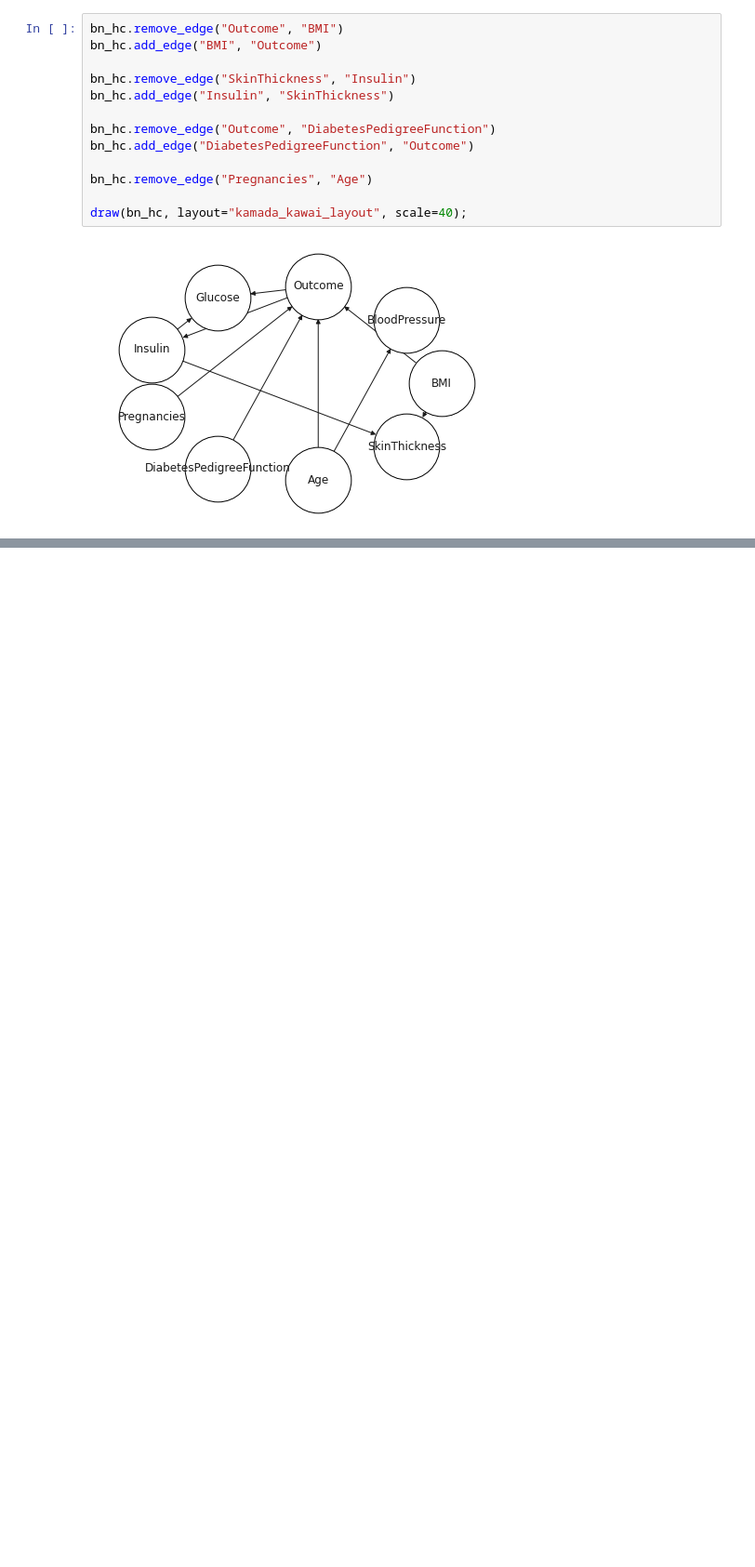
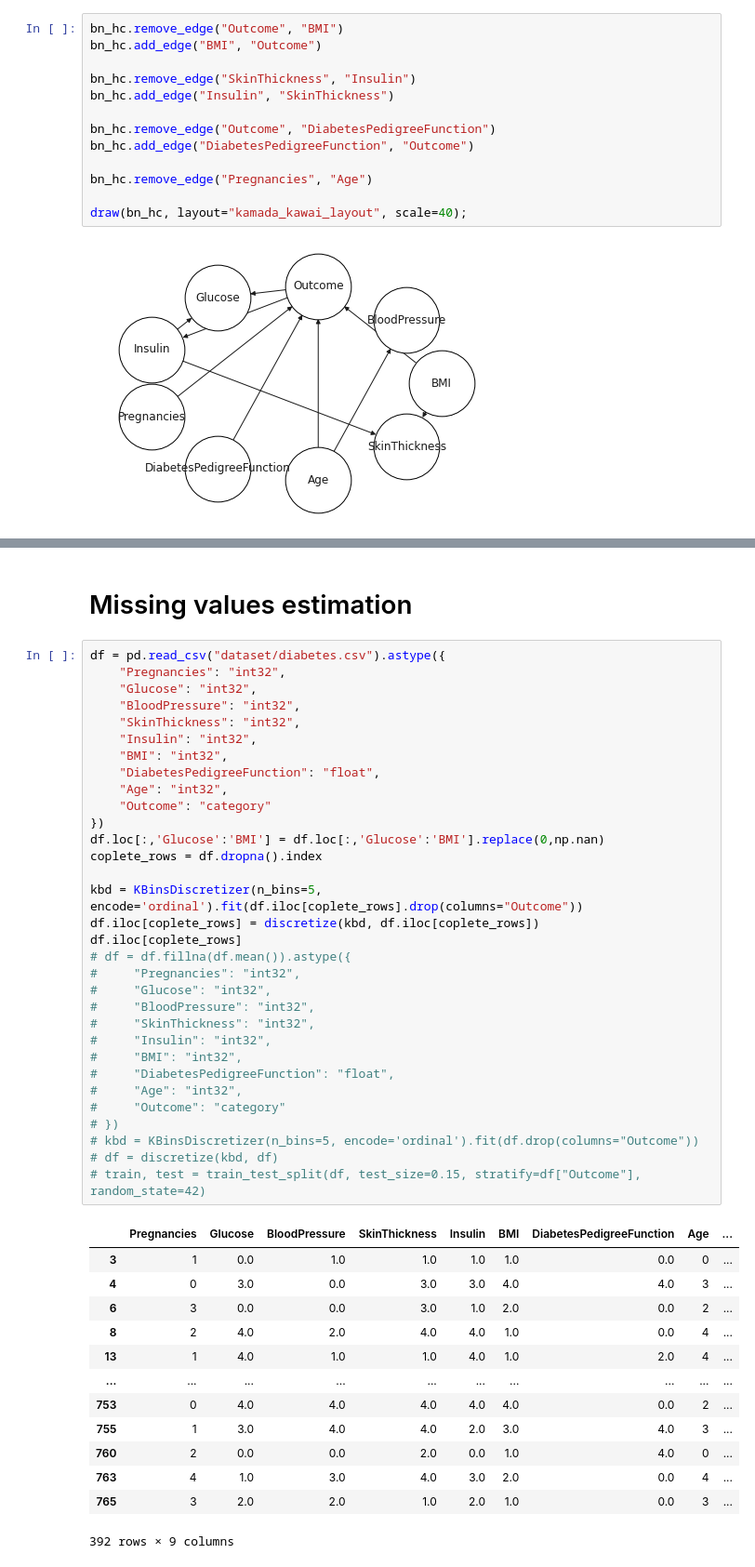
Before and after one commit to Stashq/p01-czwartek-11-Straburzynski-Raczy, a Jupyter notebook: PGM.ipynb, the cells around one changed output, grey strips where cells are left out. Shown at 93% size. Drawn from its saved outputs; the diff is of its cells as text; blank space fills up the shorter version.

Commit message:
Fixing missing data in PGM added

```diff
--- a/PGM.ipynb
+++ b/PGM.ipynb
@@ -243,0 +222,48 @@ weighted avg       0.79      0.78      0.79       116
+# %% [markdown]
+# Missing values estimation
+# %%
+df = pd.read_csv("dataset/diabetes.csv").astype({
+    "Pregnancies": "int32",
+    "Glucose": "int32",
+    "BloodPressure": "int32",
+    "SkinThickness": "int32",
+    "Insulin": "int32",
+    "BMI": "int32",
+    "DiabetesPedigreeFunction": "float",
+    "Age": "int32",
+    "Outcome": "category"
+})
+df.loc[:,'Glucose':'BMI'] = df.loc[:,'Glucose':'BMI'].replace(0,np.nan)
+coplete_rows = df.dropna().index
+
+kbd = KBinsDiscretizer(n_bins=5, encode='ordinal').fit(df.iloc[coplete_rows].drop(columns="Outcome"))
+df.iloc[coplete_rows] = discretize(kbd, df.iloc[coplete_rows])
+df.iloc[coplete_rows]
+# df = df.fillna(df.mean()).astype({
+#     "Pregnancies": "int32",
+#     "Glucose": "int32",
+#     "BloodPressure": "int32",
+#     "SkinThickness": "int32",
+#     "Insulin": "int32",
+#     "BMI": "int32",
+#     "DiabetesPedigreeFunction": "float",
+#     "Age": "int32",
+#     "Outcome": "category"
+# })
+# kbd = KBinsDiscretizer(n_bins=5, encode='ordinal').fit(df.drop(columns="Outcome"))
+# df = discretize(kbd, df)
+# train, test = train_test_split(df, test_size=0.15, stratify=df["Outcome"], random_state=42)
+# %% [output]
+|  | Pregnancies | Glucose | BloodPressure | SkinThickness | Insulin | BMI | DiabetesPedigreeFunction | Age | ... |
+| 3 | 1 | 0.0 | 1.0 | 1.0 | 1.0 | 1.0 | 0.0 | 0 | ... |
+| 4 | 0 | 3.0 | 0.0 | 3.0 | 3.0 | 4.0 | 4.0 | 3 | ... |
+| 6 | 3 | 0.0 | 0.0 | 3.0 | 1.0 | 2.0 | 0.0 | 2 | ... |
+| 8 | 2 | 4.0 | 2.0 | 4.0 | 4.0 | 1.0 | 0.0 | 4 | ... |
+| 13 | 1 | 4.0 | 1.0 | 1.0 | 4.0 | 1.0 | 2.0 | 4 | ... |
+| ... | ... | ... | ... | ... | ... | ... | ... | ... | ... |
+| 753 | 0 | 4.0 | 4.0 | 4.0 | 4.0 | 4.0 | 0.0 | 2 | ... |
+| 755 | 1 | 3.0 | 4.0 | 4.0 | 2.0 | 3.0 | 4.0 | 3 | ... |
+| 760 | 2 | 0.0 | 0.0 | 2.0 | 0.0 | 1.0 | 4.0 | 0 | ... |
+| 763 | 4 | 1.0 | 3.0 | 4.0 | 3.0 | 2.0 | 0.0 | 4 | ... |
+| 765 | 3 | 2.0 | 2.0 | 1.0 | 2.0 | 1.0 | 0.0 | 3 | ... |
+392 rows × 9 columns
```
Also changed, not shown: parts of 20 cells of this notebook, 1 other file.
